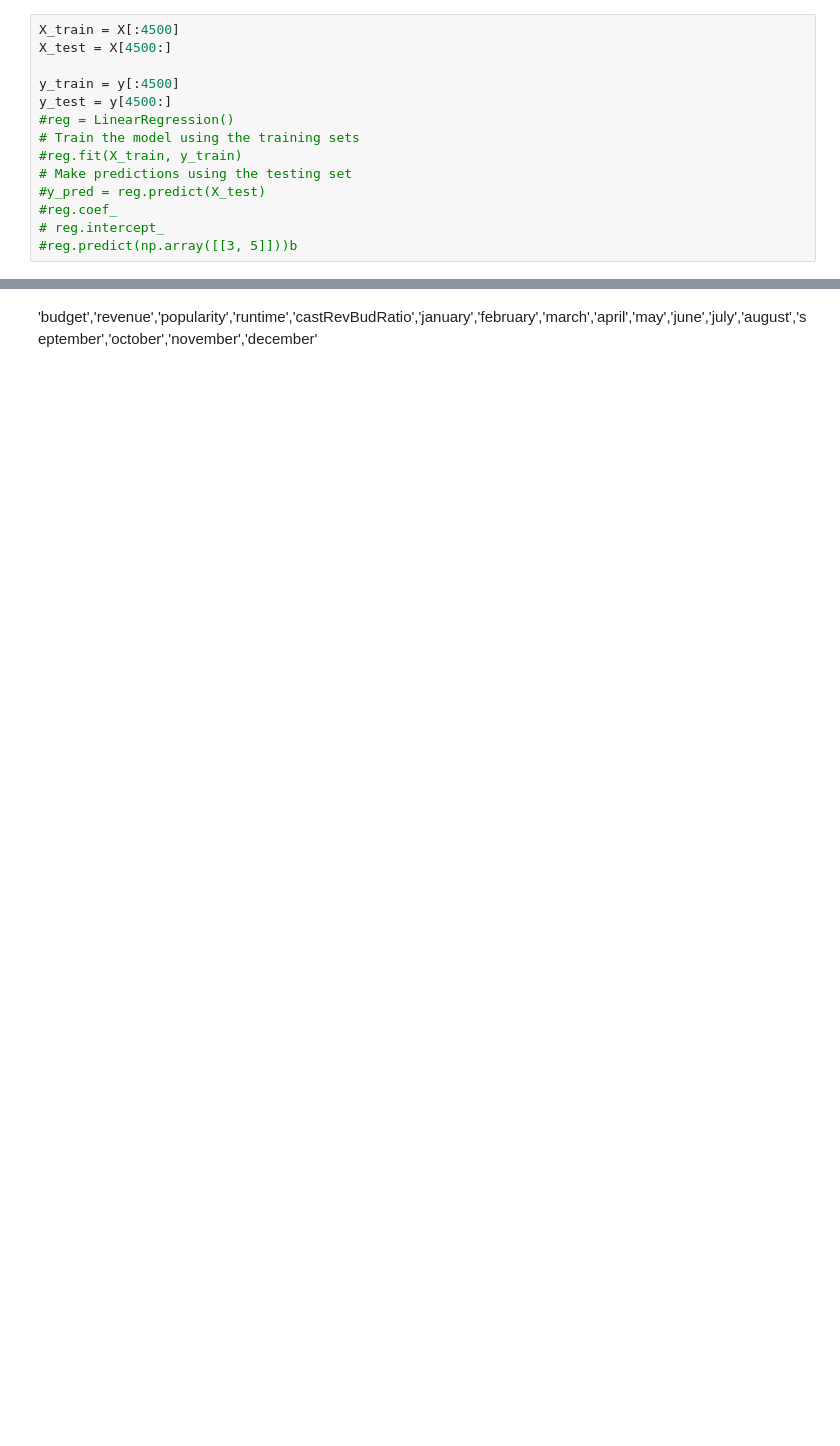
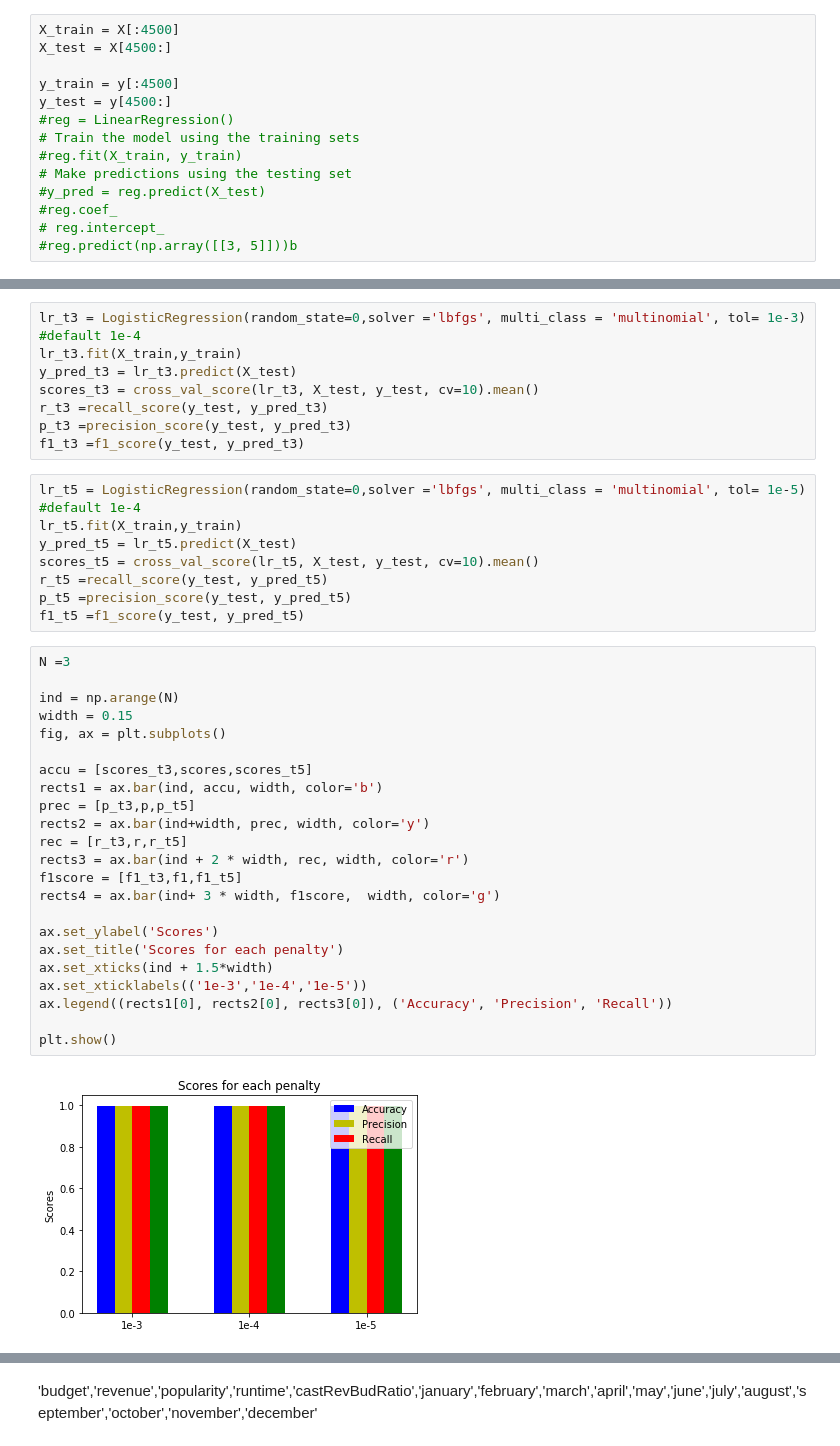
Before and after one commit to ianfawaz/CSCI4502-5502-DataMiningProject, a Jupyter notebook: Classifiers.ipynb, the cells around one changed output, grey strips where cells are left out. Saved outputs shown, nothing was run; the diff lists cells and outputs as text; blank space fills up the shorter version.

```diff
--- a/Classifiers.ipynb
+++ b/Classifiers.ipynb
@@ -156,0 +230,41 @@ Feature ranking:
+# %%
+lr_t3 = LogisticRegression(random_state=0,solver ='lbfgs', multi_class = 'multinomial', tol= 1e-3) #default 1e-4
+lr_t3.fit(X_train,y_train)
+y_pred_t3 = lr_t3.predict(X_test)
+scores_t3 = cross_val_score(lr_t3, X_test, y_test, cv=10).mean()
+r_t3 =recall_score(y_test, y_pred_t3)
+p_t3 =precision_score(y_test, y_pred_t3)
+f1_t3 =f1_score(y_test, y_pred_t3)
+# %%
+lr_t5 = LogisticRegression(random_state=0,solver ='lbfgs', multi_class = 'multinomial', tol= 1e-5) #default 1e-4
+lr_t5.fit(X_train,y_train)
+y_pred_t5 = lr_t5.predict(X_test)
+scores_t5 = cross_val_score(lr_t5, X_test, y_test, cv=10).mean()
+r_t5 =recall_score(y_test, y_pred_t5)
+p_t5 =precision_score(y_test, y_pred_t5)
+f1_t5 =f1_score(y_test, y_pred_t5)
+# %%
+N =3
+
+ind = np.arange(N)
+width = 0.15
+fig, ax = plt.subplots()
+
+accu = [scores_t3,scores,scores_t5]
+rects1 = ax.bar(ind, accu, width, color='b')
+prec = [p_t3,p,p_t5]
+rects2 = ax.bar(ind+width, prec, width, color='y')
+rec = [r_t3,r,r_t5]
+rects3 = ax.bar(ind + 2 * width, rec, width, color='r')
+f1score = [f1_t3,f1,f1_t5]
+rects4 = ax.bar(ind+ 3 * width, f1score,  width, color='g')
+
+ax.set_ylabel('Scores')
+ax.set_title('Scores for each penalty')
+ax.set_xticks(ind + 1.5*width)
+ax.set_xticklabels(('1e-3','1e-4','1e-5'))
+ax.legend((rects1[0], rects2[0], rects3[0]), ('Accuracy', 'Precision', 'Recall'))
+
+plt.show()
+# %% [output]
+[figure, added]
```
Also changed, not shown: parts of 50 cells of this notebook.
